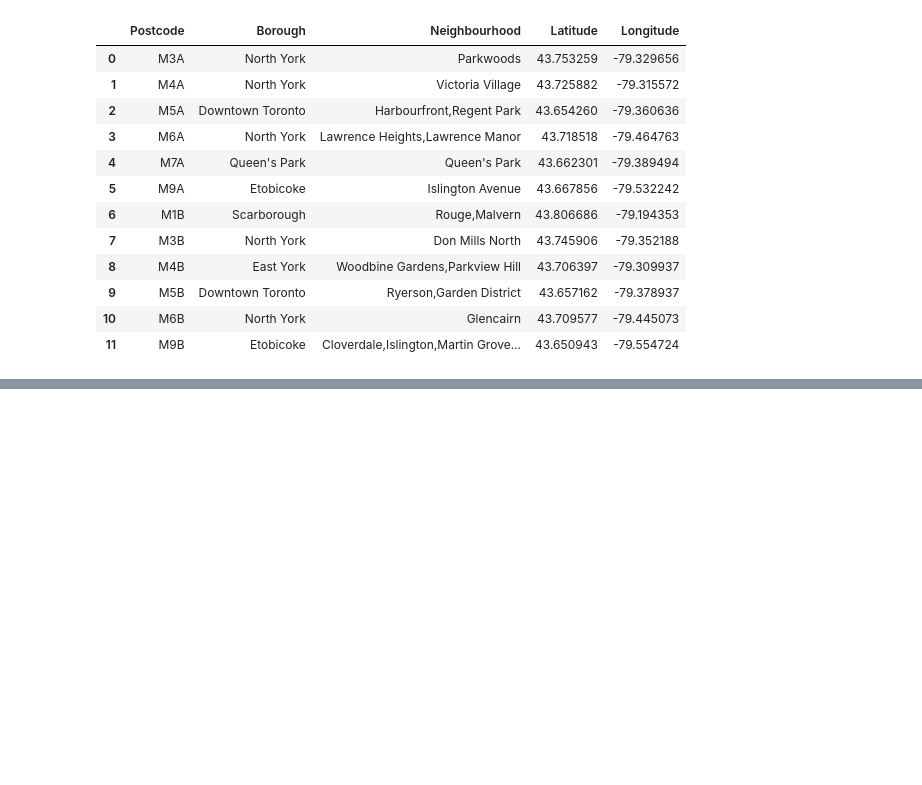
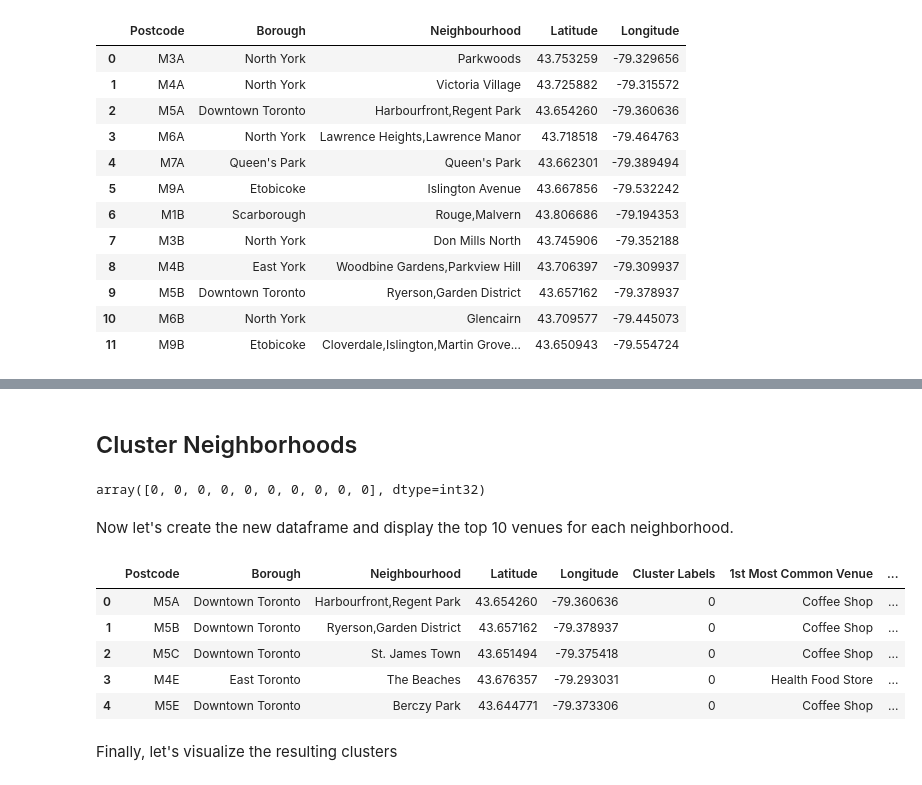
Before and after one commit to thaisceline/Coursera_Capstone, a Jupyter notebook: Neighborhoods in Toronto.ipynb, the cells around one changed output, grey strips where cells are left out. Saved outputs shown, nothing was run; the diff lists cells and outputs as text; code cells hidden in the pictures; blank space fills up the shorter version.

```diff
--- a/Neighborhoods in Toronto.ipynb
+++ b/Neighborhoods in Toronto.ipynb
@@ -195,0 +412,14 @@ df_coords.head(12)
+# %%
+toronto_freq= toronto_onehot.groupby('Neighbourhood').mean().reset_index()
+
+num_top_venues = 5
+
+for hood in toronto_freq['Neighbourhood']:
+    print("----"+hood+"----")
+    temp = toronto_freq[toronto_freq['Neighbourhood'] == hood].T.reset_index()
+    temp.columns = ['venue','freq']
+    temp = temp.iloc[1:]
+    temp['freq'] = temp['freq'].astype(float)
+    temp = temp.round({'freq': 2})
+    print(temp.sort_values('freq', ascending=False).reset_index(drop=True).head(num_top_venues))
+    print('\n')
@@ -195,0 +480,39 @@ df_coords.head(12)
+# %% [markdown]
+##  Cluster Neighborhoods
+# %%
+# import k-means from clustering stage
+from sklearn.cluster import KMeans
+
+# set number of clusters
+kclusters = 5
+
+toronto_clustering = toronto_freq.drop('Neighbourhood', 1)
+
+# run k-means clustering
+kmeans = KMeans(n_clusters=kclusters, random_state=0).fit(toronto_clustering)
+
+# check cluster labels generated for each row in the dataframe
+kmeans.labels_[0:10]
+# %% [output]
+array([0, 0, 0, 0, 0, 0, 0, 0, 0, 0], dtype=int32)
+# %% [markdown]
+Now let's create the new dataframe and display the top 10 venues for each neighborhood.
+# %%
+# add clustering labels
+neighbourhoods_venues_sorted.insert(0, 'Cluster Labels', kmeans.labels_)
+
+toronto_merged = df_toronto
+
+# merge toronto_grouped with df_toronto to add latitude/longitude for each neighborhood
+toronto_merged = toronto_merged.join(neighbourhoods_venues_sorted.set_index('Neighbourhood'), on='Neighbourhood')
+
+toronto_merged.head() # check the last columns!
+# %% [output]
+|  | Postcode | Borough | Neighbourhood | Latitude | Longitude | Cluster Labels | 1st Most Common Venue | ... |
+| 0 | M5A | Downtown Toronto | Harbourfront,Regent Park | 43.654260 | -79.360636 | 0 | Coffee Shop | ... |
+| 1 | M5B | Downtown Toronto | Ryerson,Garden District | 43.657162 | -79.378937 | 0 | Coffee Shop | ... |
+| 2 | M5C | Downtown Toronto | St. James Town | 43.651494 | -79.375418 | 0 | Coffee Shop | ... |
+| 3 | M4E | East Toronto | The Beaches | 43.676357 | -79.293031 | 0 | Health Food Store | ... |
+| 4 | M5E | Downtown Toronto | Berczy Park | 43.644771 | -79.373306 | 0 | Coffee Shop | ... |
+# %% [markdown]
+Finally, let's visualize the resulting clusters
```
Also changed, not shown: parts of 28 cells of this notebook.
